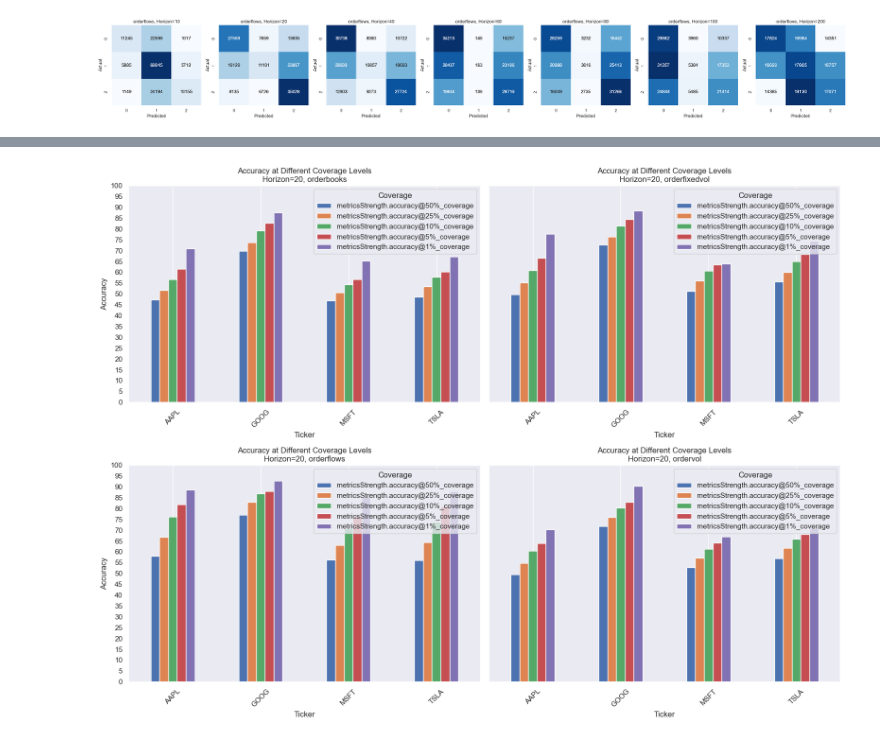
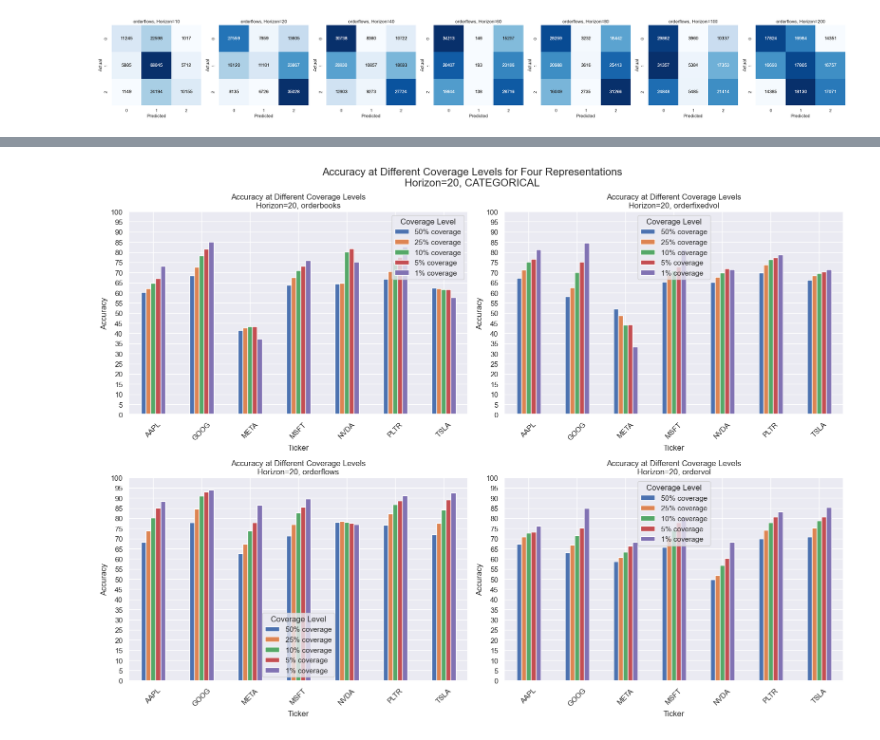
Before and after one commit to benhunt19/deep-lob-project, a Jupyter notebook: src/notebooks/finalResultsAnalysis.ipynb, the cells around one changed output, grey strips where cells are left out. Saved outputs shown, nothing was run; the diff lists cells and outputs as text; code cells hidden in the pictures.

Commit message:
Updates for assets and notebooks

```diff
--- a/src/notebooks/finalResultsAnalysis.ipynb
+++ b/src/notebooks/finalResultsAnalysis.ipynb
@@ -6,6 +6,7 @@ import polars as pl
 import numpy as np
 import matplotlib.pyplot as plt
 import seaborn as sns
+sns.set()
 import glob
 import json
 
@@ -109,7 +108,7 @@ Name: meta.lookForwardHorizon, Length: 96, dtype: object
 # %%
 # Plotting
 # ticker = 'NVDA'
-tickers = ['AAPL', 'NVDA', 'MSFT', 'PLTR']
+tickers = ['AAPL', 'NVDA', 'MSFT', 'JPM']
 labelType = 'CATEGORICAL'
 y_axis_col = 'metricsStrength.accuracy@25%_coverage'
 x_axis_col = 'meta.lookForwardHorizon'
@@ -144,11 +143,10 @@ plt.show()
 # %%
 # Plotting
-ticker = 'AAPL'
-labelType = 'CATEGORICAL'
+ticker = 'JPM'
 
 filtered = data.loc[
     (data['meta.ticker'] == ticker) &
-    (data['meta.labelType'] == labelType)
+    (data['meta.labelType'] == 'CATEGORICAL')
 ]
 
 df = filtered[['Ticker', 'meta.representation', 'meta.lookForwardHorizon', 'metrics.confusion_matrix', ]]
@@ -212,3 +210,20 @@ plt.tight_layout()
 plt.show()
 # %% [output]
 [figure]
+# %%
+# From src\notebooks\exploratoryDataAnalysis.ipynb run on linux
+avg_time_map = {
+    'AAPL': 0.016324748125661145,
+    'MSFT': 0.05652782381722122,
+    'NFLX': 0.28448296189298344,
+    'NVDA': 0.008002265498323332,
+    'META': 0.06260781371282477,
+    'GOOG': 0.011790209912208208,
+    'MTCH': 0.4402842687979989,
+    'BAC': 0.08487866186096288,
+    'JPM': 0.09554441588830866,
+    'PLTR': 0.00968540544796652,
+    'WFC': 0.03834952569793524,
+    'TSLA': 0.011167860198824656,
+    'ORCL': 0.16073876408434803
+}
@@ -217,40 +420,46 @@ plt.show()
 
 representations = ['orderbooks', 'orderfixedvol', 'orderflows', 'ordervol']
 
-tickers = ['AAPL', 'GOOG', 'MSFT', 'TSLA']
+tickers = ['AAPL', 'GOOG', 'META', 'MSFT', 'TSLA', 'PLTR', 'NVDA']
 
 percentages = [50, 25, 10, 5, 1]
 
 accuracy_cols = [
     f'metricsStrength.accuracy@{pcnt}%_coverage' for pcnt in percentages
 ]
+accuracy_cols_labels = [f"{pcnt}% coverage" for pcnt in percentages]
 fixed_horizon = 20
 
-fig, axes = plt.subplots(2, 2, figsize=(16, 12), sharey=True)
+fig, axes = plt.subplots(2, 2, figsize=(16, 12), sharey=False)
 
 
 for ax, rep in zip(axes.flat, representations):
     df_bar = data.loc[
         (data['meta.representation'] == rep) &
         (data['meta.lookForwardHorizon'] == fixed_horizon) &
         (data['meta.labelType'] == labelType) &
         (data['Ticker'].isin(tickers))
     ]
     plot_df = df_bar[['Ticker'] + accuracy_cols].set_index('Ticker') * 100
     plot_df.plot(kind='bar', ax=ax)
+
     ax.set_title(f'Accuracy at Different Coverage Levels\nHorizon={fixed_horizon}, {rep}')
     ax.set_ylabel('Accuracy')
     ax.set_xlabel('Ticker')
     ax.legend(title='Coverage Level')
     ax.set_ylim(0, 1)
     ax.set_yticks(np.arange(0, 1.1, 0.1))
     ax.grid(axis='y')
     ax.legend(title='Coverage')
-    ax.set_yticks(np.arange(0, 1.05, 0.05) * 100)
+    # Add horizontal ytick markers (grid lines)
+    ax.yaxis.grid(True, which='major', linestyle='-', alpha=1)
+    ax.set_yticks(np.arange(0, 101, 5))
     plt.setp(ax.get_xticklabels(), rotation=45)
+    ax.legend(accuracy_cols_labels, title='Coverage Level')
     # ax.set_xticks(np.arange(10, 210, 10))
 
+    plt.suptitle("Accuracy at Different Coverage Levels for Four Representations\nHorizon=20, CATEGORICAL", fontsize=16)
 plt.tight_layout()
 plt.show()
 # %% [output]
-[figure, old version]
+[figure, new version]
```
Also changed, not shown: parts of 16 cells of this notebook, 15 other files.
